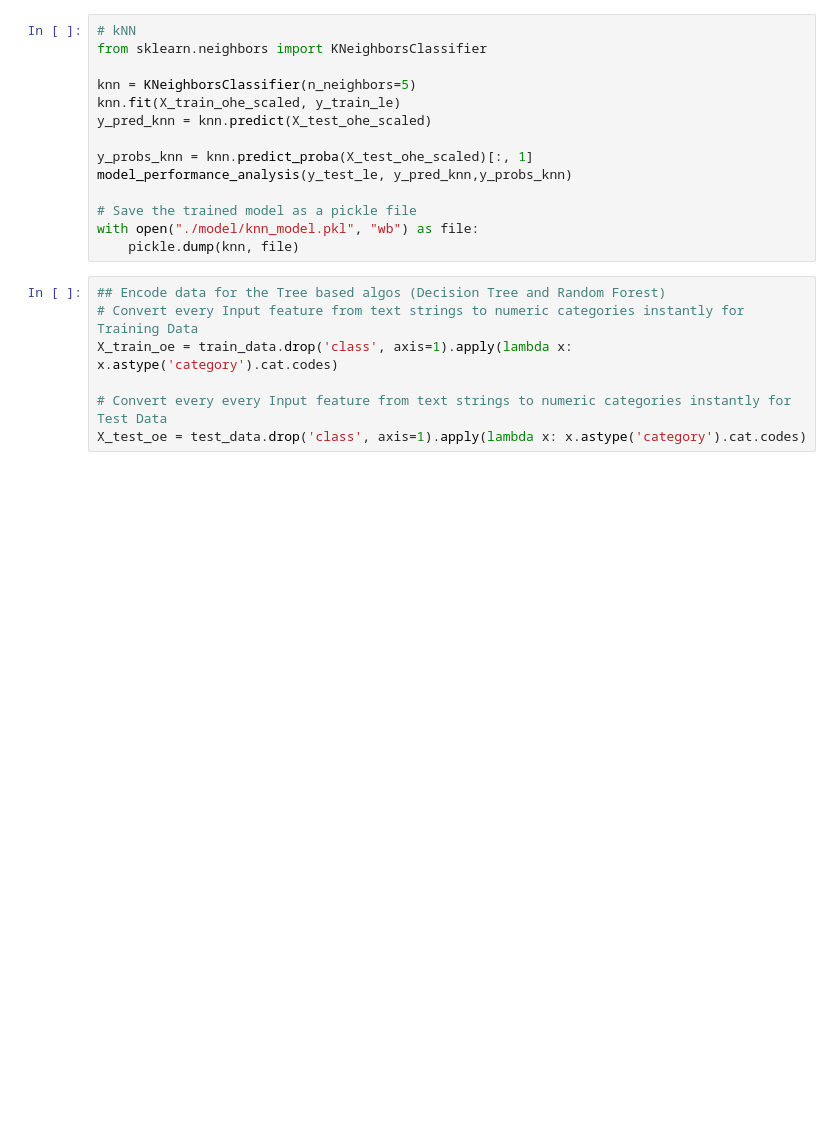
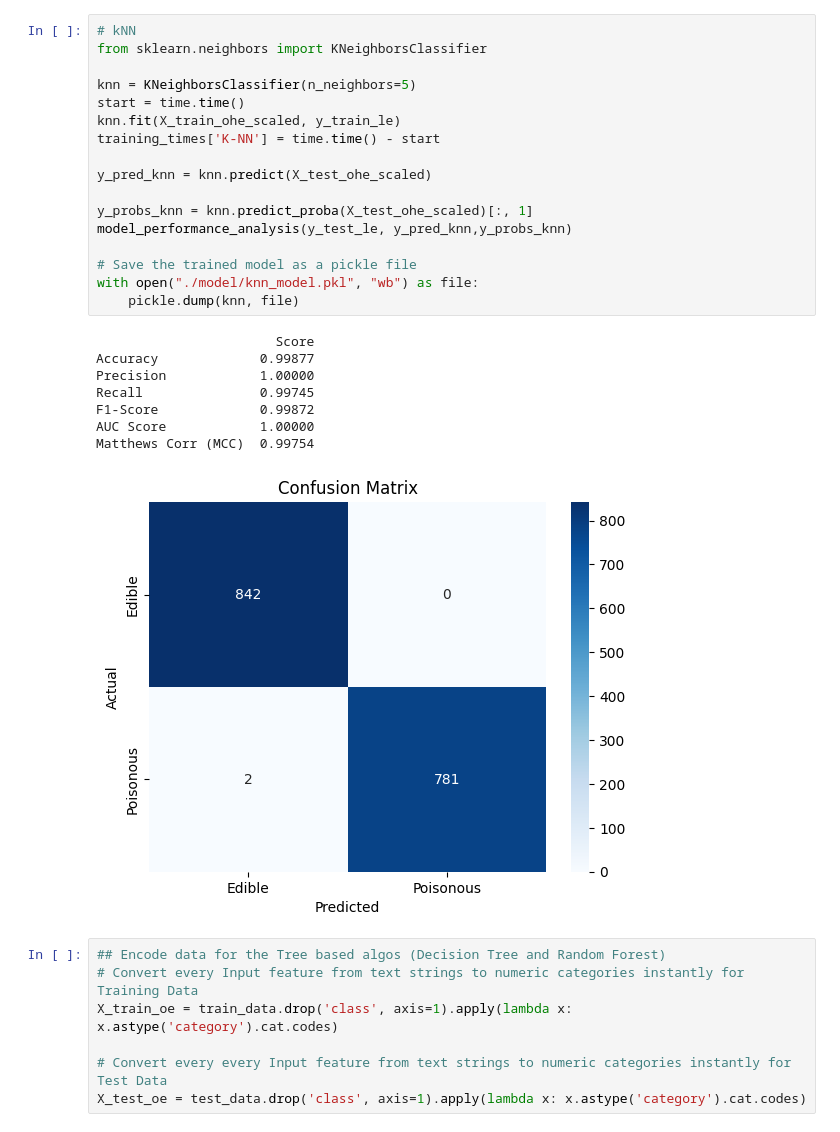
Before and after one commit to nileemahbits/2025ac05224_mushroom-classification, a Jupyter notebook: training_app.ipynb, the cells around one changed output. Saved outputs shown, nothing was run; the diff lists cells and outputs as text; blank space fills up the shorter version.

```diff
--- a/training_app.ipynb
+++ b/training_app.ipynb
@@ -124,17 +136,29 @@ with open("./model/logistic_regression_model.pkl", "wb") as file:
 # %%
 # kNN
 from sklearn.neighbors import KNeighborsClassifier
 
 knn = KNeighborsClassifier(n_neighbors=5)
+start = time.time()
 knn.fit(X_train_ohe_scaled, y_train_le)
+training_times['K-NN'] = time.time() - start
+
 y_pred_knn = knn.predict(X_test_ohe_scaled)
 
 y_probs_knn = knn.predict_proba(X_test_ohe_scaled)[:, 1]
 model_performance_analysis(y_test_le, y_pred_knn,y_probs_knn)
 
 # Save the trained model as a pickle file
 with open("./model/knn_model.pkl", "wb") as file:
     pickle.dump(knn, file)
+# %% [output]
+                       Score
+Accuracy             0.99877
+Precision            1.00000
+Recall               0.99745
+F1-Score             0.99872
+AUC Score            1.00000
+Matthews Corr (MCC)  0.99754
+[figure, added]
 # %%
 ## Encode data for the Tree based algos (Decision Tree and Random Forest)
 # Convert every Input feature from text strings to numeric categories instantly for Training Data
```
Also changed, not shown: parts of 9 cells of this notebook, 1 other file.
